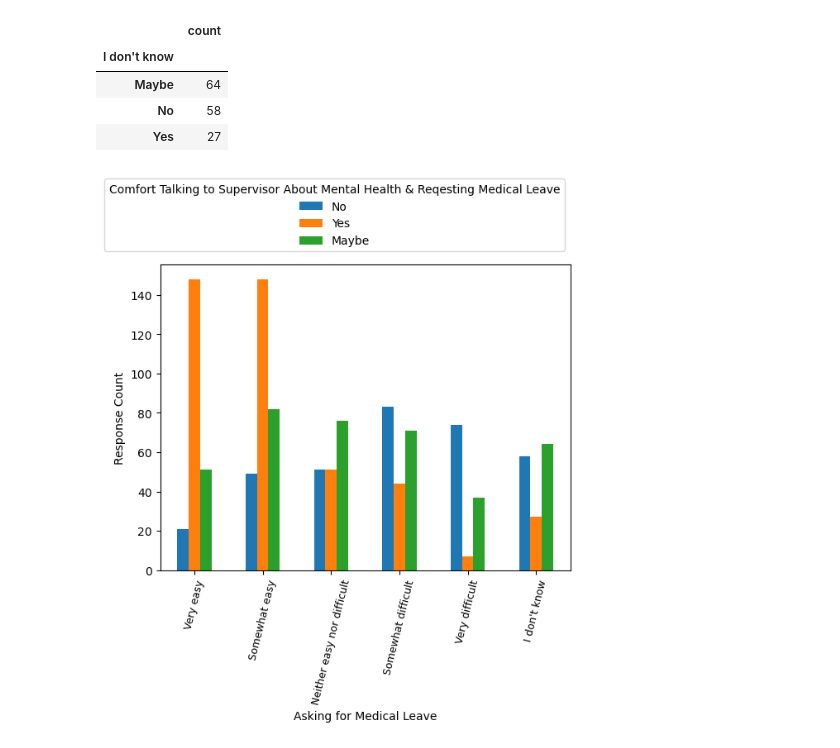
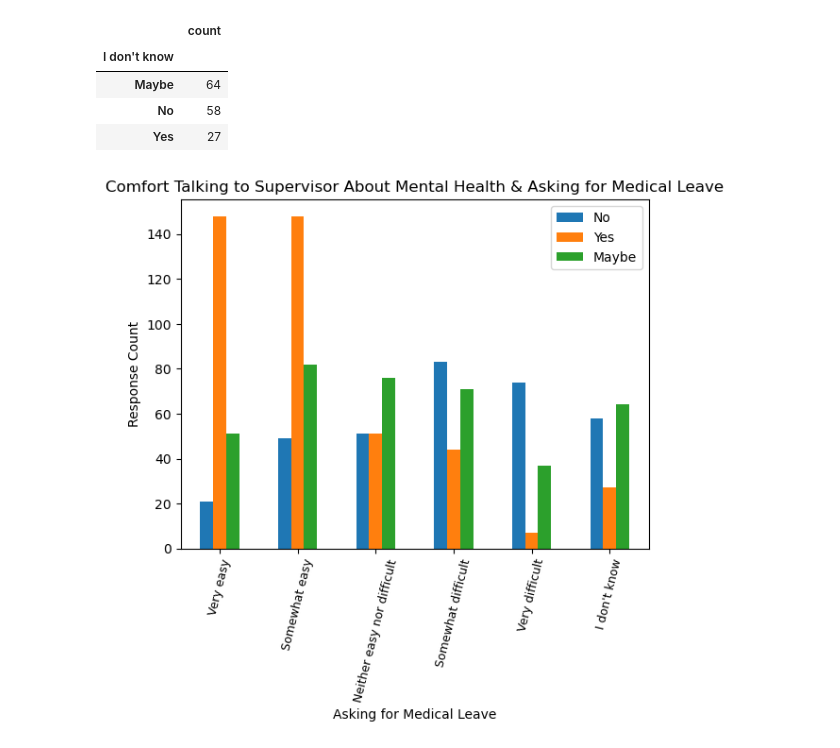
Before and after one commit to SecondHandSushi/Project-1-Mental-Tech, a Jupyter notebook: leave_work.ipynb, the cells around one changed output. Cells and saved outputs as stored; diff of their text form; code cells hidden in the pictures.

Commit message:
medical leave legend3

```diff
--- a/leave_work.ipynb
+++ b/leave_work.ipynb
@@ -231,19 +231,19 @@ idk_answers
 # %%
 leave = ["Very easy", "Somewhat easy", "Neither easy nor difficult", "Somewhat difficult", "Very difficult", "I don't know"]
 no = [21, 49, 51, 83, 74, 58]
 yes = [148, 148, 51, 44, 7, 27]
 maybe = [51, 82, 76, 71, 37, 64]
 
 MH_leave_df = pd.DataFrame({"No": no, "Yes": yes, "Maybe": maybe}, index=leave)
 MH_leave_df.plot.bar(rot=76, align="center")
 plt.xticks(fontsize=9)
 plt.yticks(fontsize=10)
-plt.legend(title="Comfort Talking to Supervisor About Mental Health & Reqesting Medical Leave", title_fontsize="medium", bbox_to_anchor=(1.0, 1.3))
-#plt.title("Comfort Talking to Supervisor About Mental Health & Asking for Medical Leave")
+#plt.legend(title="Comfort Talking to Supervisor About Mental Health & Reqesting Medical Leave", title_fontsize="medium", bbox_to_anchor=(1.0, 1.3))
+plt.title("Comfort Talking to Supervisor About Mental Health & Asking for Medical Leave")
 plt.xlabel("Asking for Medical Leave")
 plt.ylabel("Response Count")
 
 plt.savefig("Figures/diagnosis_fullmedicalleave.png")
 plt.show()
 # %% [output]
-[figure, old version]
+[figure, new version]
```
Also changed, not shown: 1 other file.
